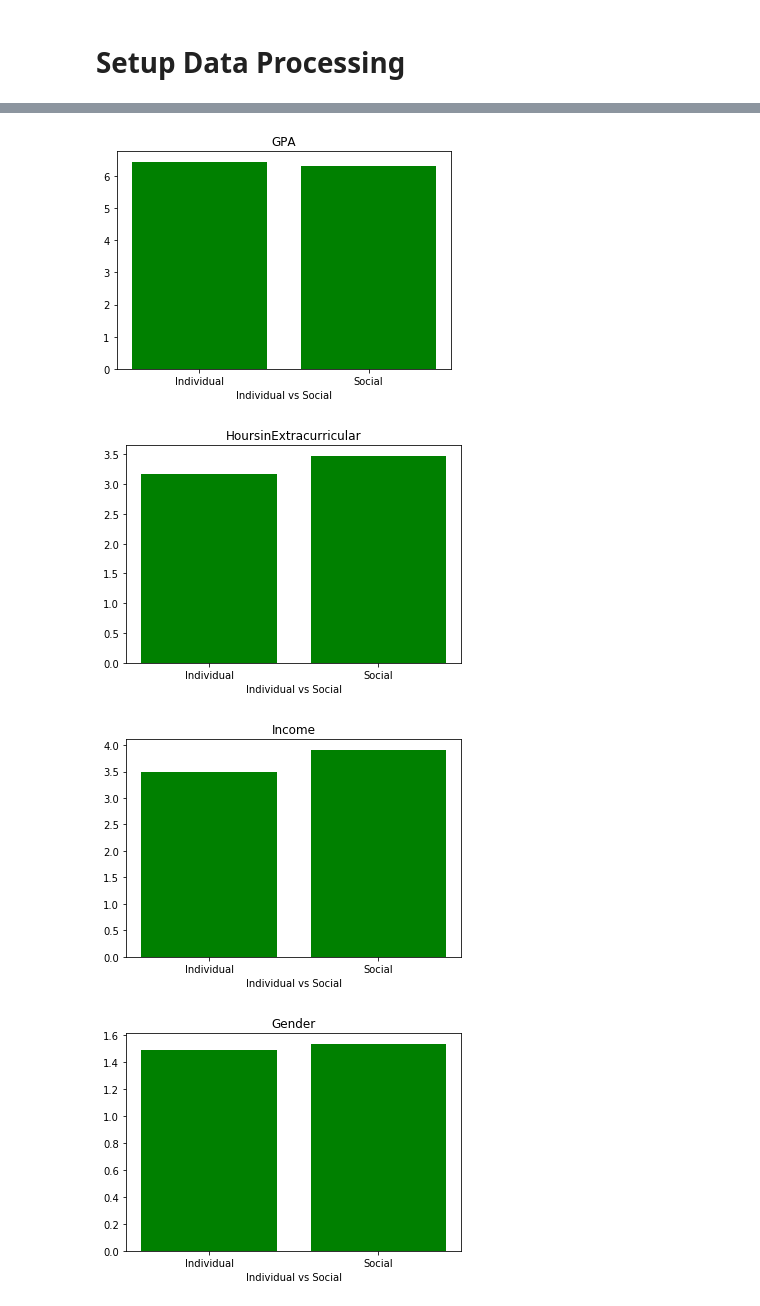
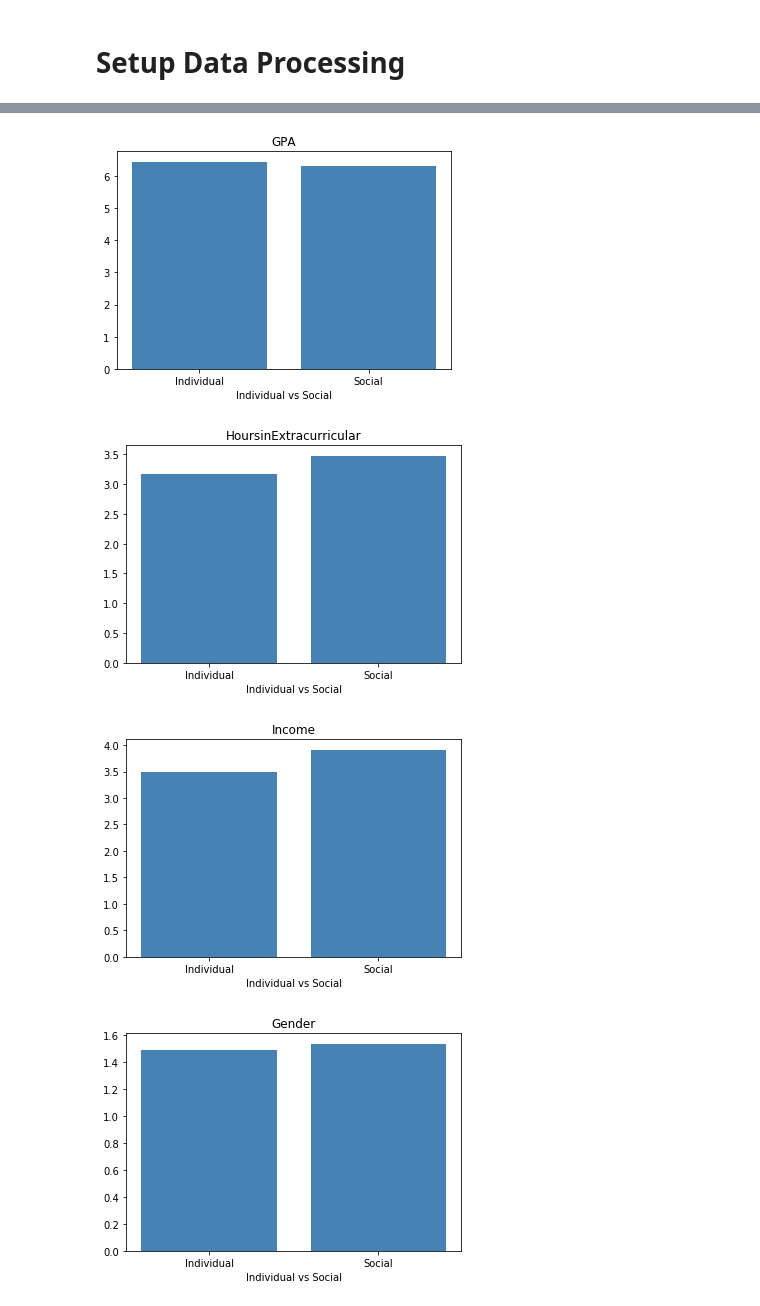
Before and after one commit to mhamalis/Cheating-Behavior, a Jupyter notebook: Cheating+Behavior+Project.ipynb, the cells around one changed output, grey strips where cells are left out. Drawn from its saved outputs; the diff is of its cells as text; code cells hidden in the pictures.

```diff
--- a/Cheating+Behavior+Project.ipynb
+++ b/Cheating+Behavior+Project.ipynb
@@ -26,15 +40,17 @@ df.describe()
 # %%
+#Plots the means of both individual and social cheaters in multiple aspects.
+
 for df.keys in df:
-    if df.keys != 'SOCcheatstyle':
-        keys = df.groupby(by='SOCcheatstyle')[df.keys].mean()
+    if df.keys != 'SOCcheatstyle':  #selects all other attributes other than
+        keys = df.groupby(by='SOCcheatstyle')[df.keys].mean()  #means
         nodes = [1,2]
-        plt.bar(nodes,keys, color = 'g')
-        plt.xlabel('Individual vs Social')
+        plt.bar(nodes,keys, color = 'steelblue')
+        plt.xlabel('Individual vs Social') #labels the x-axis
         plt.title(str(df.keys))
-        plt.xticks(nodes,['Individual','Social'])
+        plt.xticks(nodes,['Individual','Social']) #labels the individual bars
         plt.show()
 # %% [output]
-[figure, old version]
+[figure, new version]
-[figure, old version]
+[figure, new version]
-[figure, old version]
+[figure, new version]
-[figure, old version]
+[figure, new version]
```
Also changed, not shown: parts of 18 cells of this notebook.
